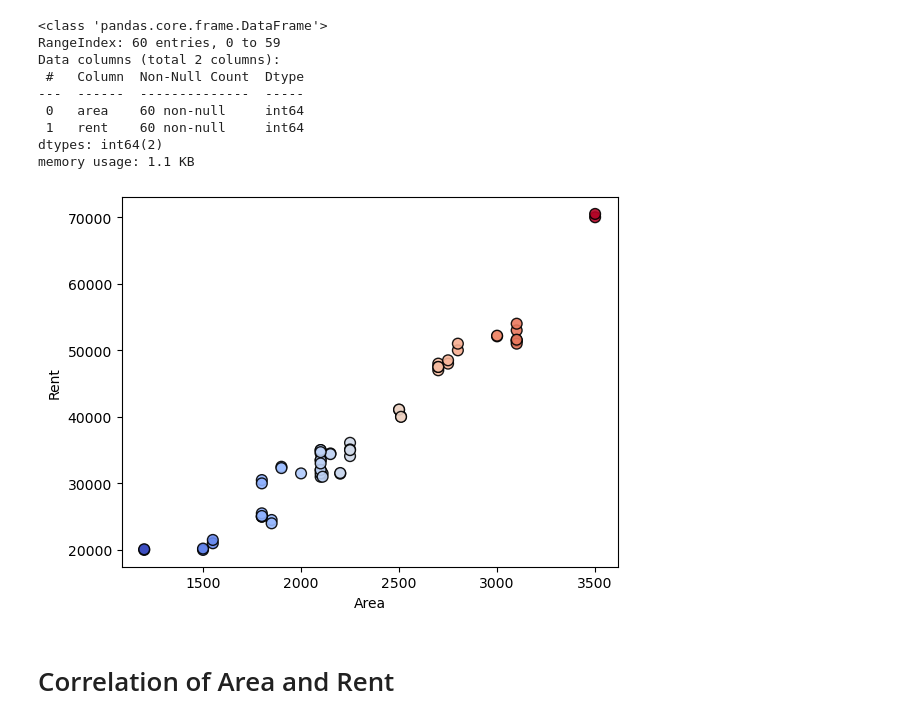
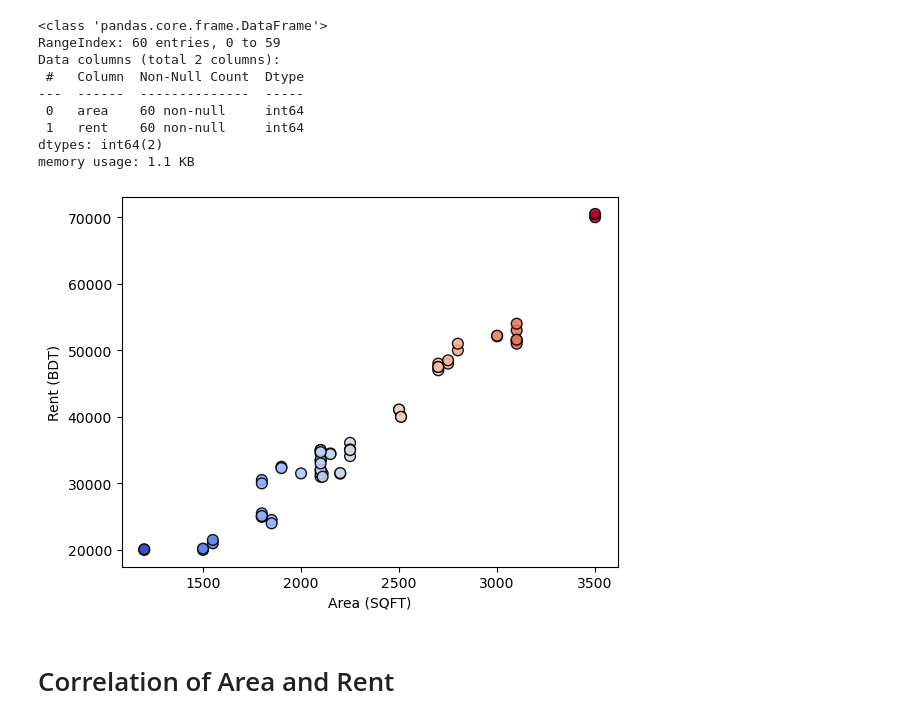
Before and after one commit to avimallik/machine_learning_workbench, a Jupyter notebook: bivariate_linear_regression/Assignment.ipynb, the cells around one changed output. Cells and saved outputs as stored; diff of their text form; code cells hidden in the pictures.

```diff
--- a/bivariate_linear_regression/Assignment.ipynb
+++ b/bivariate_linear_regression/Assignment.ipynb
@@ -49,19 +49,19 @@ memory usage: 1.1 KB
 # %%
 def rentPlot():
     plt_x = np.array(xArea)
     plt_y = np.array(yRent)
     plt.scatter(df["area"], df["rent"],
                 c = df['area'],
                 cmap='coolwarm',
                 s=60,
                 alpha=.90,
                 edgecolor='k')
-    plt.xlabel("Area")
-    plt.ylabel("Rent")
+    plt.xlabel("Area (SQFT)")
+    plt.ylabel("Rent (BDT)")
 
 rentPlot()
 # %% [output]
-[figure, old version]
+[figure, new version]
 # %% [markdown]
 # Correlation of Area and Rent
 # %%
```
Also changed, not shown: parts of 2 cells of this notebook.
